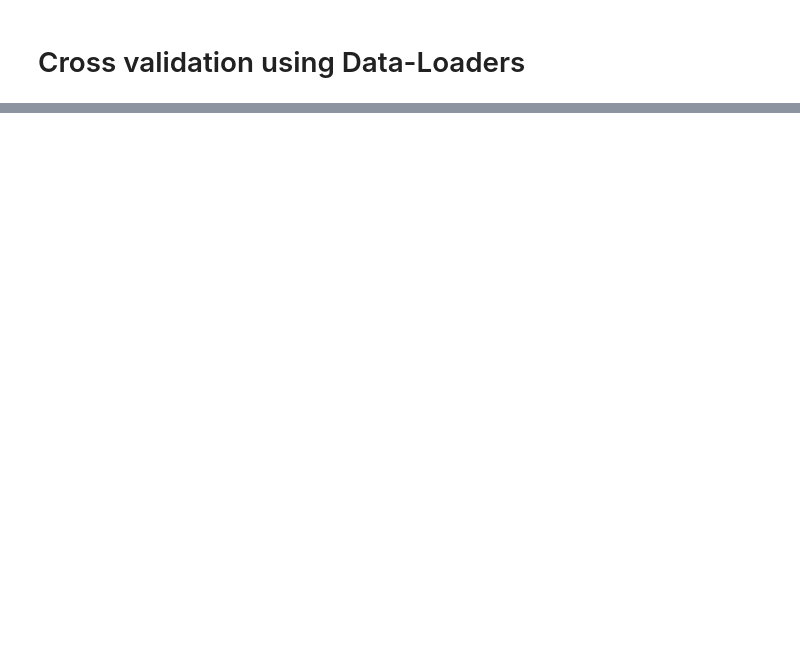
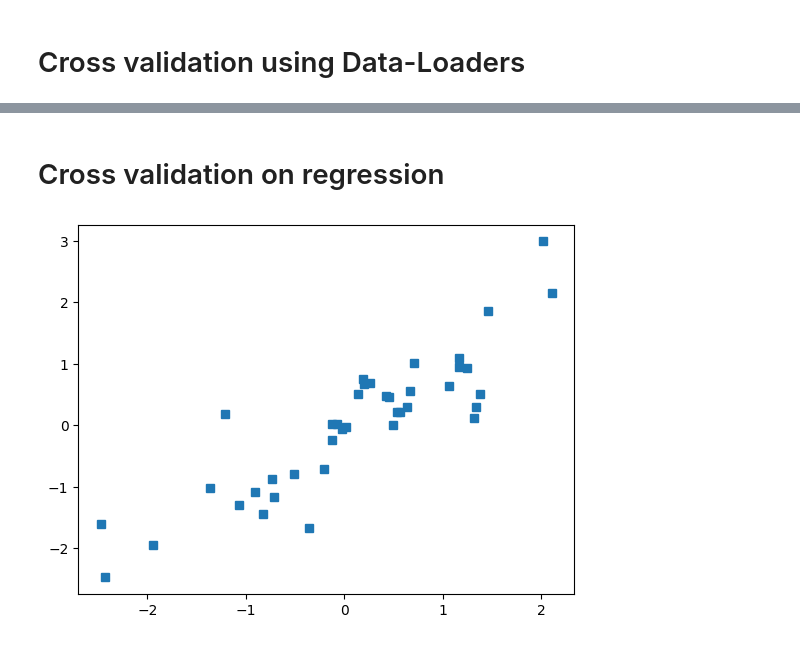
Before and after one commit to user8391/Deep-Learning-, a Jupyter notebook: Overfitting_Cross_Validation.ipynb, the cells around one changed output, grey strips where cells are left out. Cells and saved outputs as stored; diff of their text form; code cells hidden in the pictures; blank space fills up the shorter version.

Commit message:
Understanding the significance of Cross Validation

```diff
--- a/Overfitting_Cross_Validation.ipynb
+++ b/Overfitting_Cross_Validation.ipynb
@@ -197,0 +407,40 @@ testing acc: 93.33333587646484
+# %% [markdown]
+# Cross validation on regression
+# %%
+# Implementing cross validation on previous regression code
+
+import numpy as np
+import torch
+import torch.nn as nn
+import matplotlib.pyplot as plt
+from sklearn.model_selection import train_test_split
+
+# Creating data
+N = 40
+x = torch.randn(N,1)
+y = x + torch.randn(N,1)/2
+
+# Plot
+plt.plot(x,y,'s')
+plt.show()
+
+# Model Building
+
+
+ANN_regression = nn.Sequential(
+
+    nn.Linear(1,1)
+)
+
+# Setting Meta Parameters
+
+# Learning Rate
+learning_rate = 0.04
+
+# Loss Function
+loss_function = nn.MSELoss() # Mean square error loss function
+
+# Optimizer (The "Flavor" of gradient descent to implement)
+optimizer = torch.optim.SGD(ANN_regression.parameters(), lr = learning_rate) # will be discussed later (Secastic gradient discent)
+# %% [output]
+[figure, added]
```
Also changed, not shown: parts of 15 cells of this notebook.
